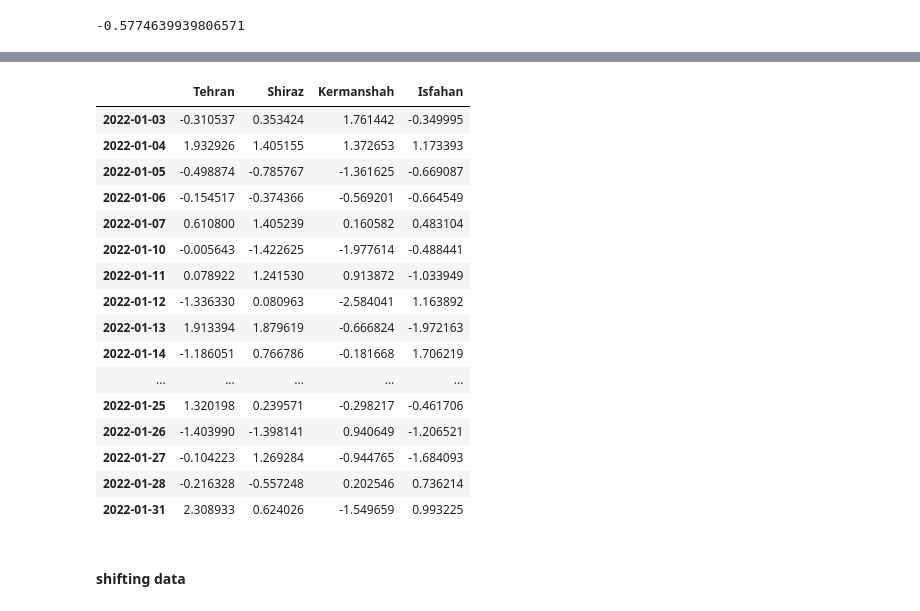
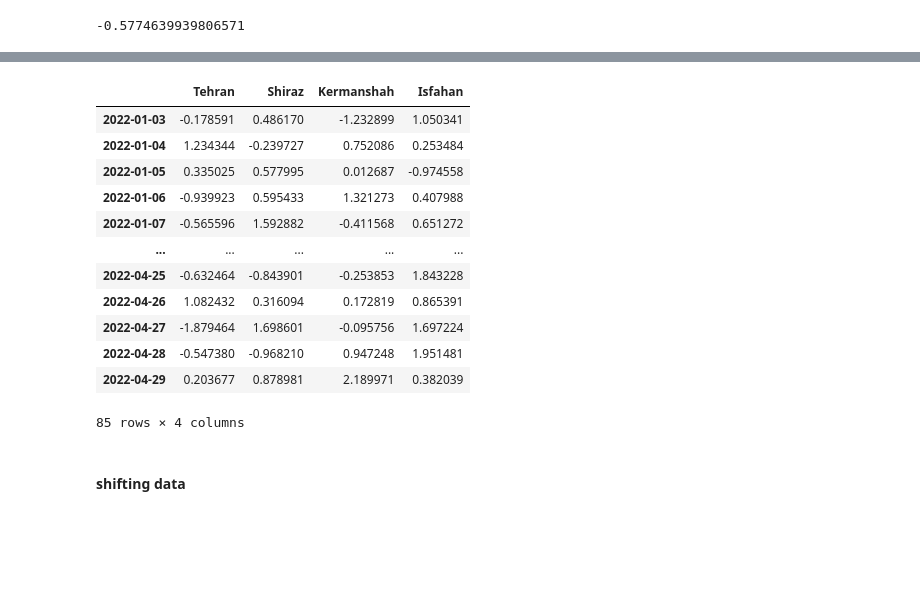
Before and after one commit to MapsaBootCamp/ML-Basic1, a Jupyter notebook: DataAnalysis/pandas_section.ipynb, the cells around one changed output, grey strips where cells are left out. Drawn from its saved outputs; the diff is of its cells as text; code cells hidden in the pictures; blank space fills up the shorter version.

```diff
--- a/DataAnalysis/pandas_section.ipynb
+++ b/DataAnalysis/pandas_section.ipynb
@@ -2048,30 +2165,26 @@ ts_data['2000'].mean()
 # %%
 # DataFrame with timestamp index
 index = pd.date_range('1/1/2022', periods=100, freq='B')
 df = pd.DataFrame(np.random.randn(100, 4),
     index=index,
     columns=['Tehran', 'Shiraz',
                 'Kermanshah', 'Isfahan'])
 
-df.loc['2022-01']
+df.loc['2022-01': '2022-04']
 # %% [output]
 |  | Tehran | Shiraz | Kermanshah | Isfahan |
-| 2022-01-03 | -0.310537 | 0.353424 | 1.761442 | -0.349995 |
-| 2022-01-04 | 1.932926 | 1.405155 | 1.372653 | 1.173393 |
-| 2022-01-05 | -0.498874 | -0.785767 | -1.361625 | -0.669087 |
-| 2022-01-06 | -0.154517 | -0.374366 | -0.569201 | -0.664549 |
-| 2022-01-07 | 0.610800 | 1.405239 | 0.160582 | 0.483104 |
-| 2022-01-10 | -0.005643 | -1.422625 | -1.977614 | -0.488441 |
-| 2022-01-11 | 0.078922 | 1.241530 | 0.913872 | -1.033949 |
-| 2022-01-12 | -1.336330 | 0.080963 | -2.584041 | 1.163892 |
-| 2022-01-13 | 1.913394 | 1.879619 | -0.666824 | -1.972163 |
-| 2022-01-14 | -1.186051 | 0.766786 | -0.181668 | 1.706219 |
+| 2022-01-03 | -0.178591 | 0.486170 | -1.232899 | 1.050341 |
+| 2022-01-04 | 1.234344 | -0.239727 | 0.752086 | 0.253484 |
+| 2022-01-05 | 0.335025 | 0.577995 | 0.012687 | -0.974558 |
+| 2022-01-06 | -0.939923 | 0.595433 | 1.321273 | 0.407988 |
+| 2022-01-07 | -0.565596 | 1.592882 | -0.411568 | 0.651272 |
 | ... | ... | ... | ... | ... |
-| 2022-01-25 | 1.320198 | 0.239571 | -0.298217 | -0.461706 |
-| 2022-01-26 | -1.403990 | -1.398141 | 0.940649 | -1.206521 |
-| 2022-01-27 | -0.104223 | 1.269284 | -0.944765 | -1.684093 |
-| 2022-01-28 | -0.216328 | -0.557248 | 0.202546 | 0.736214 |
-| 2022-01-31 | 2.308933 | 0.624026 | -1.549659 | 0.993225 |
+| 2022-04-25 | -0.632464 | -0.843901 | -0.253853 | 1.843228 |
+| 2022-04-26 | 1.082432 | 0.316094 | 0.172819 | 0.865391 |
+| 2022-04-27 | -1.879464 | 1.698601 | -0.095756 | 1.697224 |
+| 2022-04-28 | -0.547380 | -0.968210 | 0.947248 | 1.951481 |
+| 2022-04-29 | 0.203677 | 0.878981 | 2.189971 | 0.382039 |
+85 rows × 4 columns
 # %% [markdown]
 #### shifting data
 # %%
```
Also changed, not shown: parts of 65 cells of this notebook.
